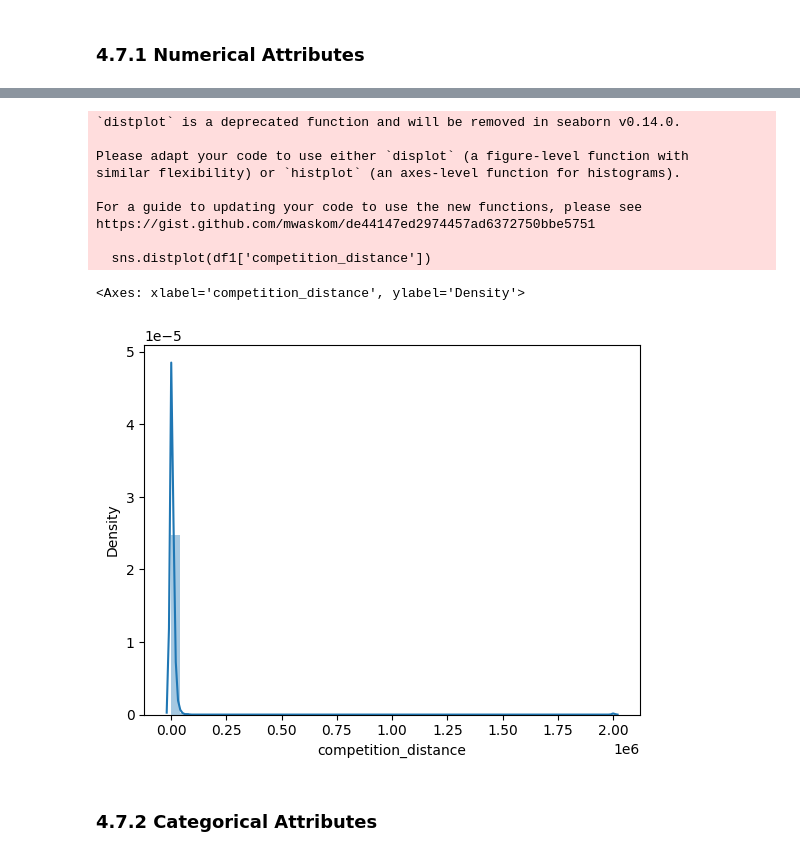
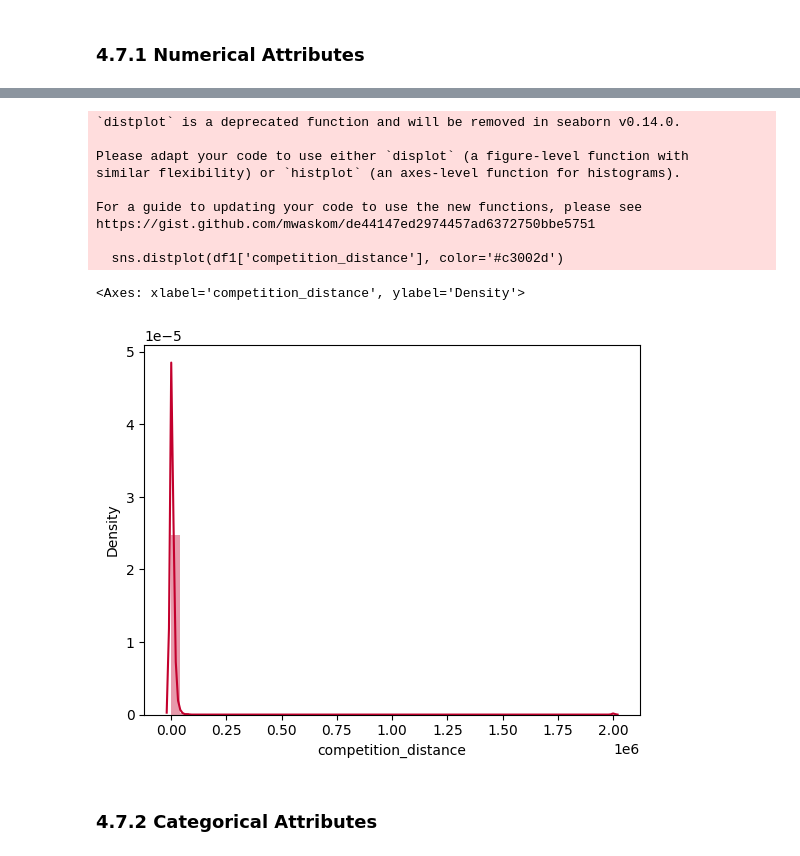
Before and after one commit to felipevalory/previsao_de_vendas, a Jupyter notebook: index.ipynb, the cells around one changed output, grey strips where cells are left out. Drawn from its saved outputs; the diff is of its cells as text; code cells hidden in the pictures.

```diff
--- a/index.ipynb
+++ b/index.ipynb
@@ -362,17 +362,17 @@ https://gist.github.com/mwaskom/de44147ed2974457ad6372750bbe5751
 # %%
-sns.distplot(df1['competition_distance'])
+sns.distplot(df1['competition_distance'], color='#c3002d')
 # %% [output]
 `distplot` is a deprecated function and will be removed in seaborn v0.14.0.
 
 Please adapt your code to use either `displot` (a figure-level function with
 similar flexibility) or `histplot` (an axes-level function for histograms).
 
 For a guide to updating your code to use the new functions, please see
 https://gist.github.com/mwaskom/de44147ed2974457ad6372750bbe5751
 
-  sns.distplot(df1['competition_distance'])
+  sns.distplot(df1['competition_distance'], color='#c3002d')
 <Axes: xlabel='competition_distance', ylabel='Density'>
-[figure, old version]
+[figure, new version]
 # %% [markdown]
 ### 4.7.2 Categorical Attributes
 # %%
```
Also changed, not shown: parts of 1 cell of this notebook.
